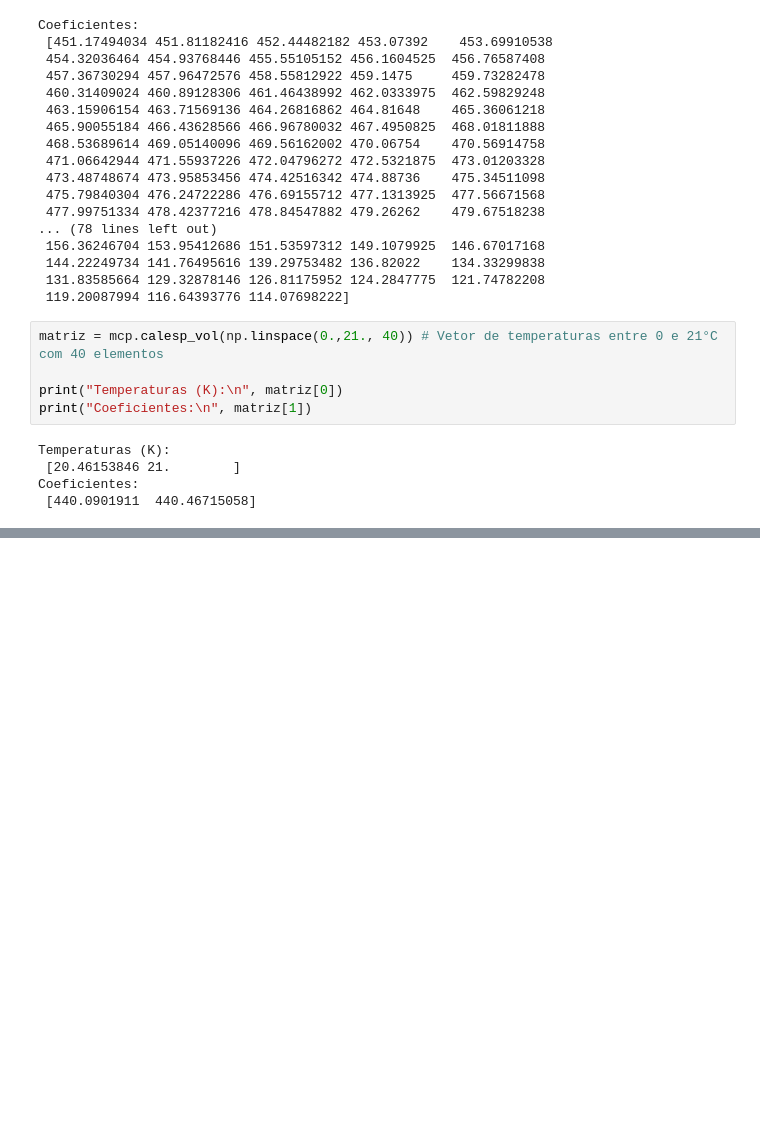
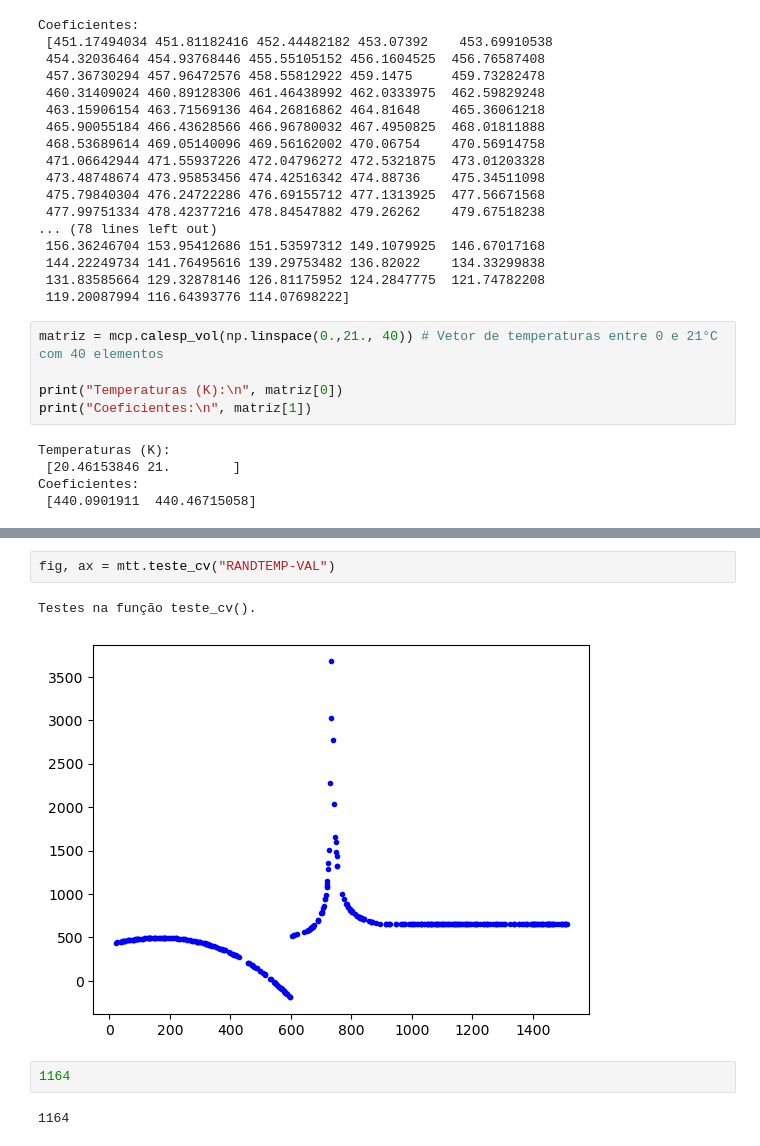
Before and after one commit to ProfLeao/codigosemdesenvolvimento, a Jupyter notebook: EDOMARCELO/coeficientespolinomiais.ipynb, the cells around one changed output, grey strips where cells are left out. Saved outputs shown, nothing was run; the diff lists cells and outputs as text; blank space fills up the shorter version.

```diff
--- a/EDOMARCELO/coeficientespolinomiais.ipynb
+++ b/EDOMARCELO/coeficientespolinomiais.ipynb
@@ -307,0 +316,9 @@ Os objetos retornados `fig` e `ax` são nativos do [Maplotlib](https://matplotli
+# %%
+fig, ax = mtt.teste_cv("RANDTEMP-VAL")
+# %% [output]
+Testes na função teste_cv().
+[figure, added]
+# %%
+1164
+# %% [output]
+1164
```
Also changed, not shown: parts of 6 cells of this notebook, 2 other files.
